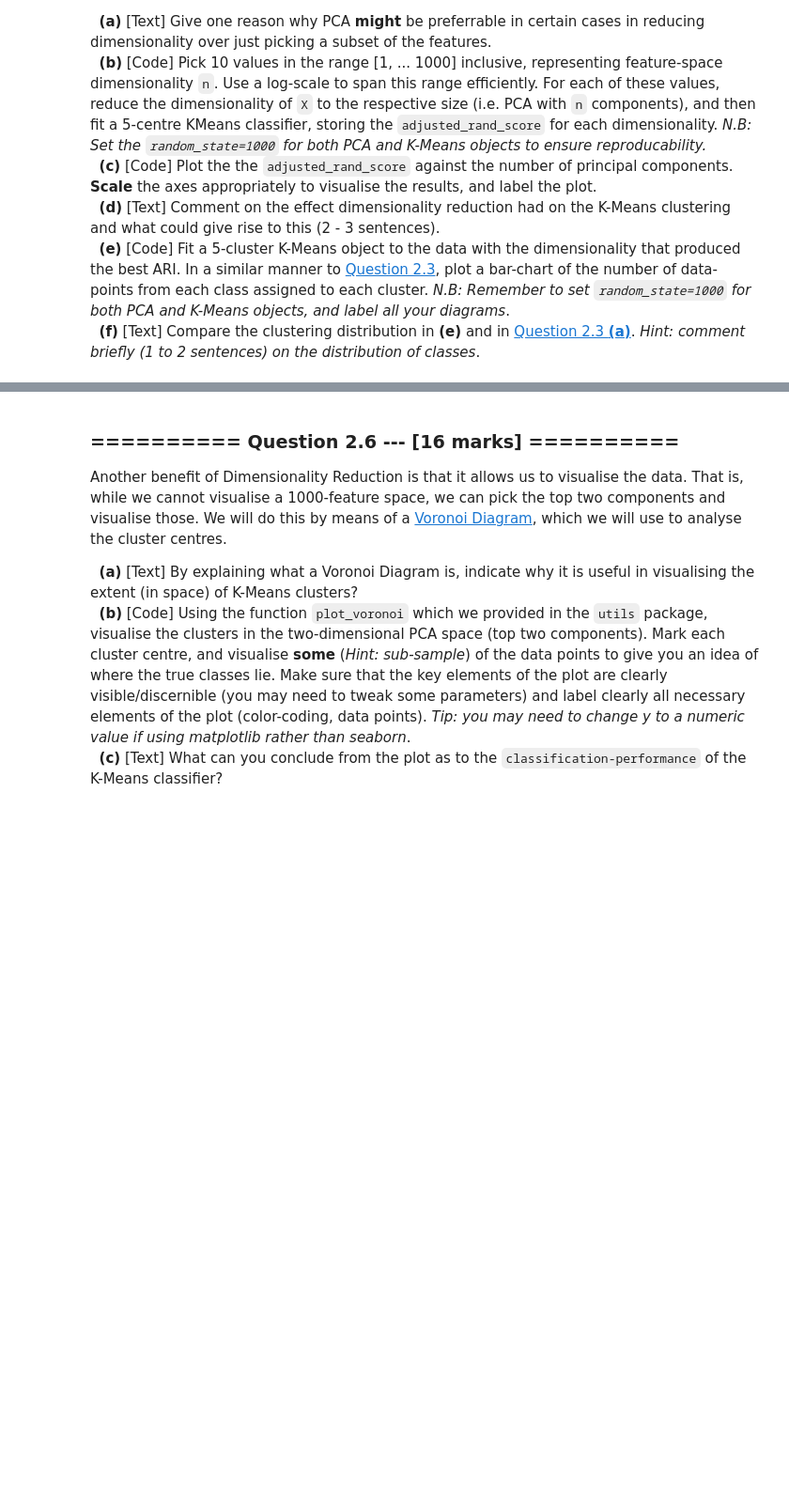
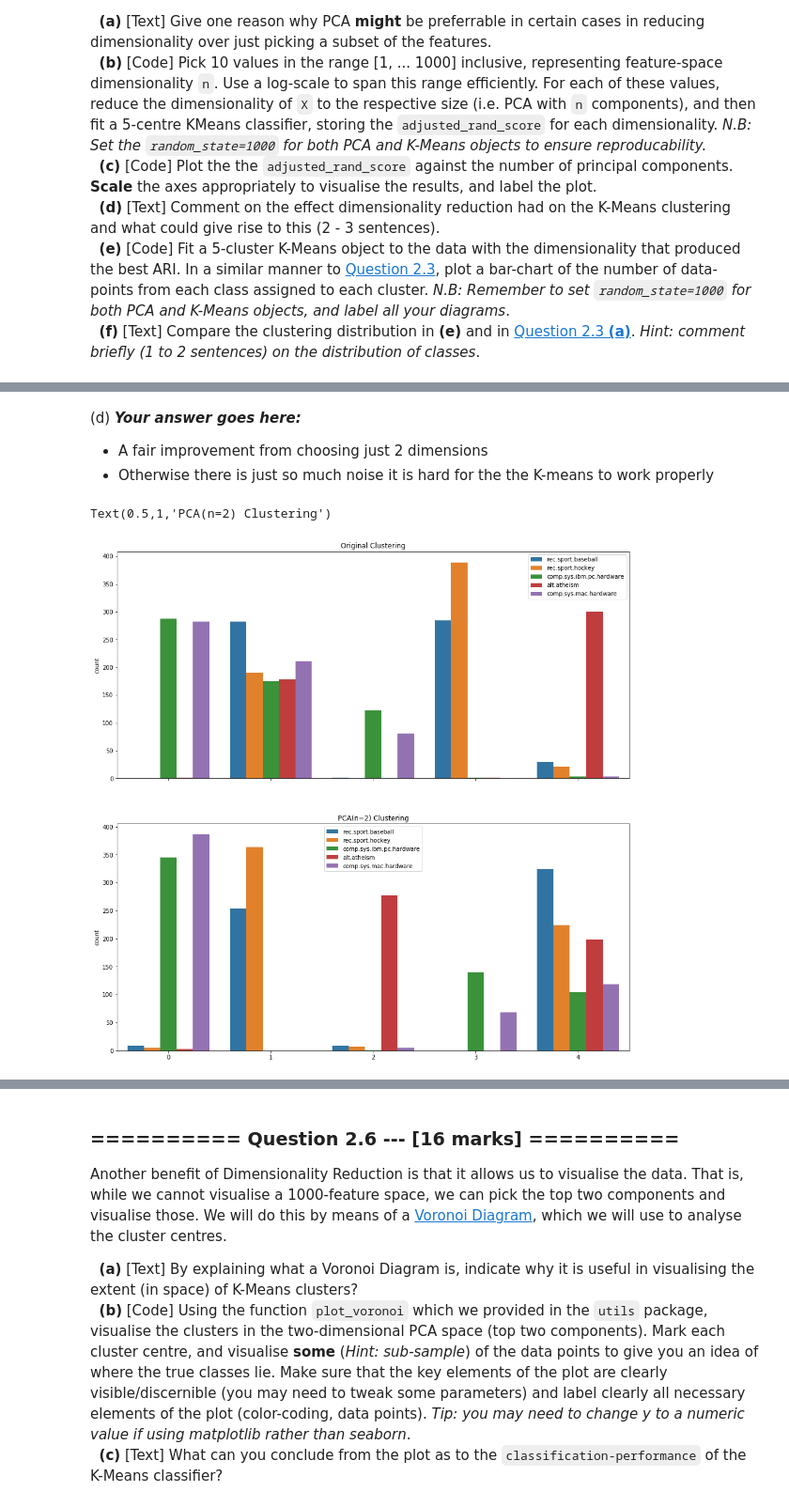
Before and after one commit to stuphys1729/IAML, a Jupyter notebook: Assignments/04_A_KMeans.ipynb, the cells around one changed output, grey strips where cells are left out. Shown: that part at 94% size. Cells and saved outputs as stored; diff of their text form; code cells hidden in the pictures; blank space fills up the shorter version.

```diff
--- a/Assignments/04_A_KMeans.ipynb
+++ b/Assignments/04_A_KMeans.ipynb
@@ -332,0 +376,21 @@ We will now investigate using [PCA](http://scikit-learn.org/0.19/modules/generat
+# %% [markdown]
+(d) ***Your answer goes here:***
+
+- A fair improvement from choosing just 2 dimensions
+- Otherwise there is just so much noise it is hard for the the K-means to work properly
+# %%
+#(e) # Your Code goes here:
+km5  = KMeans(5, random_state=1000)
+PCAn = PCA(2, random_state=1000)
+X_new = PCAn.fit_transform(X)
+km5.fit(X_new)
+pred = km5.predict(X_new)
+
+fig, axs = plt.subplots(2, 1, sharex='col', figsize=(16,16))
+sns.countplot(x=old_pred, hue=y, ax=axs[0])
+sns.countplot(x=pred, hue=y, ax=axs[1])
+axs[0].set_title('Original Clustering')
+axs[1].set_title('PCA(n=2) Clustering')
+# %% [output]
+Text(0.5,1,'PCA(n=2) Clustering')
+[figure, added]
```
Also changed, not shown: parts of 23 cells of this notebook.
